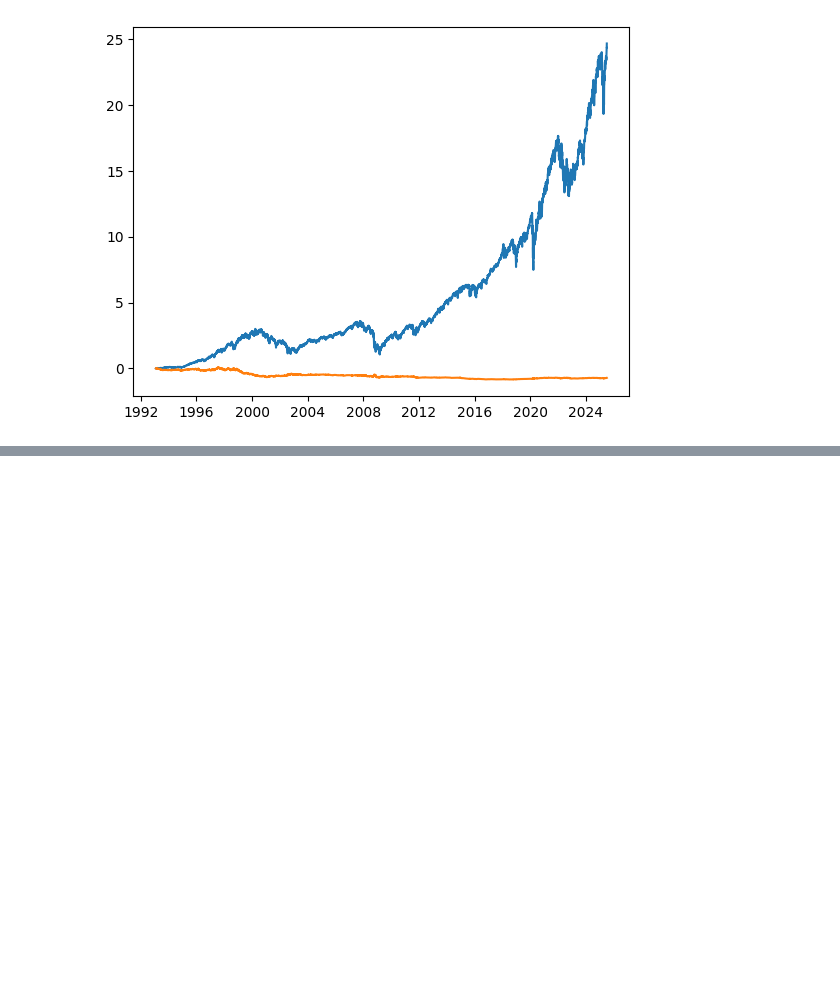
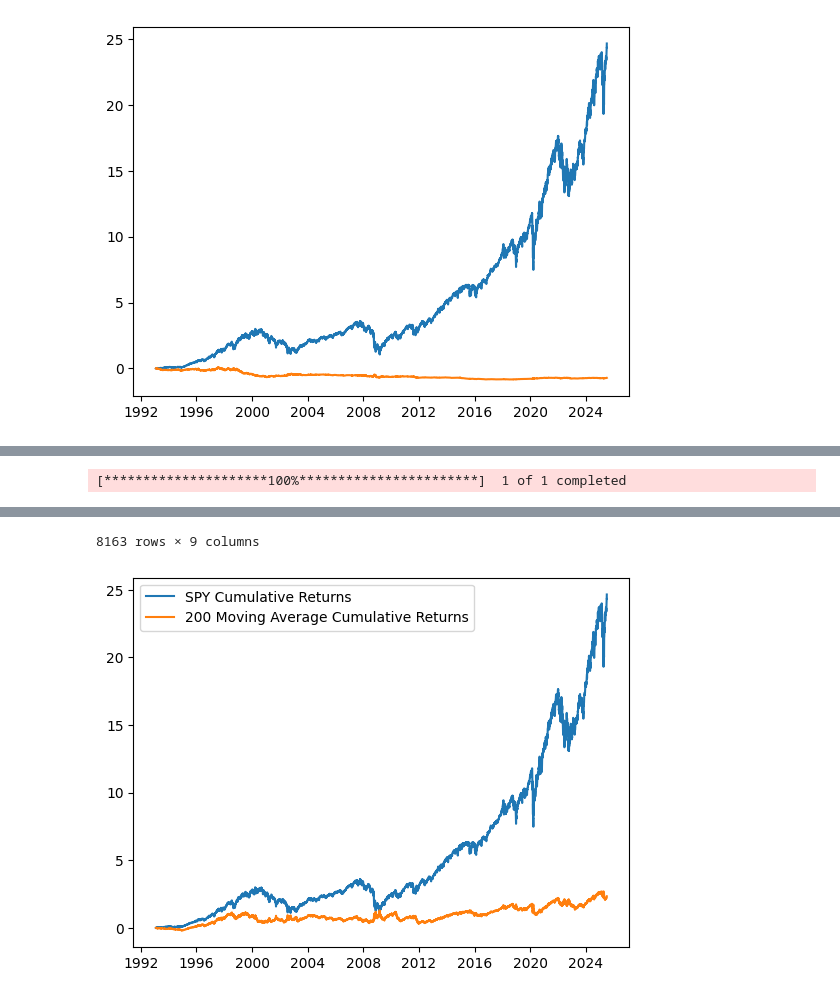
Before and after one commit to aaronrose227/TradingTests, a Jupyter notebook: MA.ipynb, the cells around one changed output, grey strips where cells are left out. Drawn from its saved outputs; the diff is of its cells as text; code cells hidden in the pictures; blank space fills up the shorter version.

```diff
--- a/MA.ipynb
+++ b/MA.ipynb
@@ -149,0 +199,27 @@ main()
+# %%
+def add_moving_average(df):
+    df.columns = df.columns.get_level_values(0)
+    df["Strategy"] = np.where(df["Close"] > df["Moving Average"], 1, -1)
+    df["Strategy"] = df["Strategy"].shift(1)  # Shift strategy to avoid lookahead bias
+    return df
+
+def test_strategy(df):
+    df["Asset_cumulative"] = np.cumprod(1 + df["Close"].pct_change()) - 1
+    df["Strategy_cumulative"] = np.cumprod(1 + df["Close"].pct_change() * df["Strategy"]) - 1
+
+    # Plotting the results
+    plt.plot(df["Asset_cumulative"])
+    plt.plot(df["Strategy_cumulative"])
+    plt.legend([f"{TICKER} Cumulative Returns", f"{WINDOW} Moving Average Cumulative Returns"])
+    return df
+
+
+def main():
+    df = get_data()
+    df = add_moving_average(df)
+    df = test_strategy(df)
+    return df
+
+main()
+# %% [output]
+[*********************100%***********************]  1 of 1 completed
@@ -149,0 +239,2 @@ main()
+8163 rows × 9 columns
+[figure, added]
```
Also changed, not shown: parts of 7 cells of this notebook.
